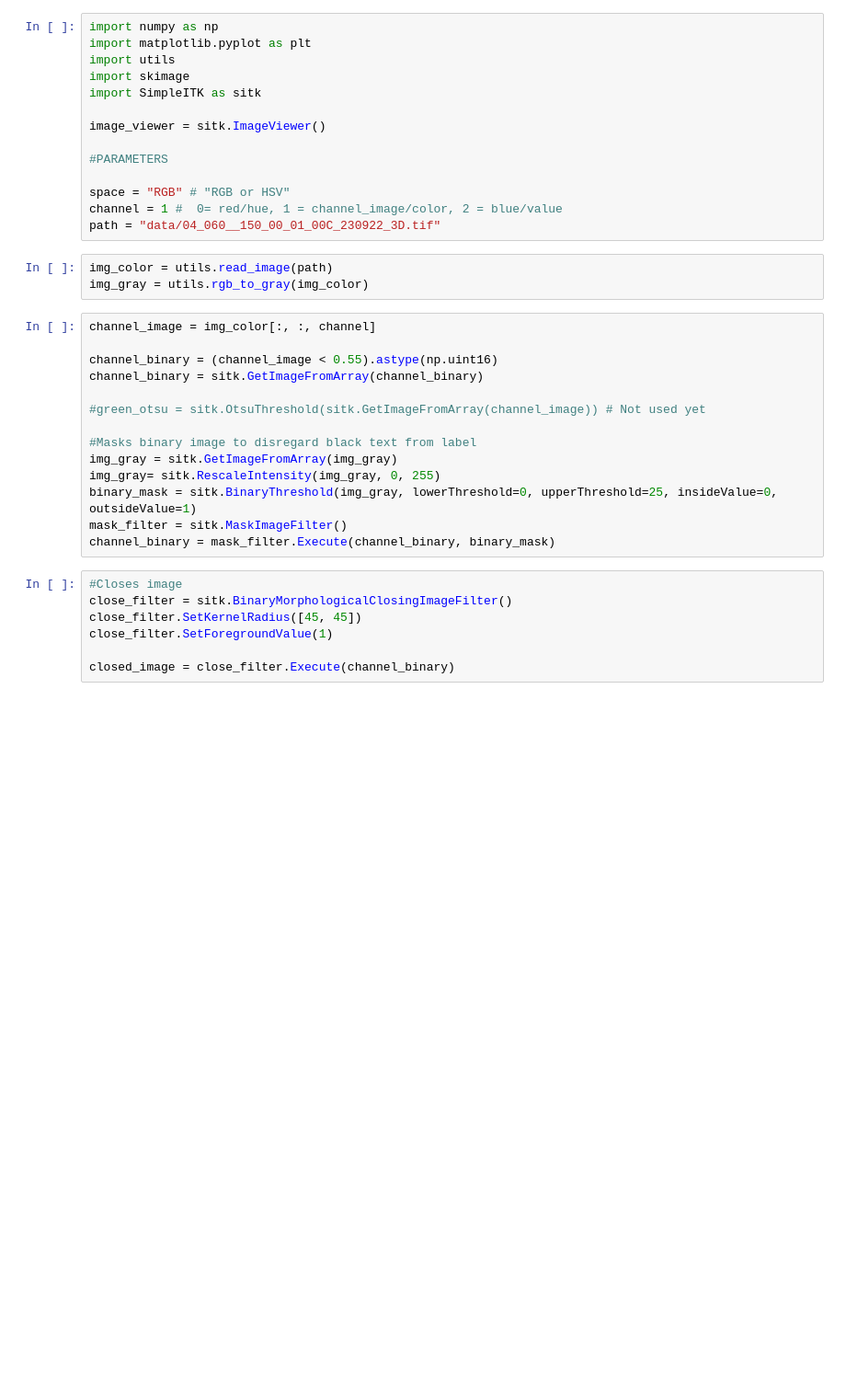
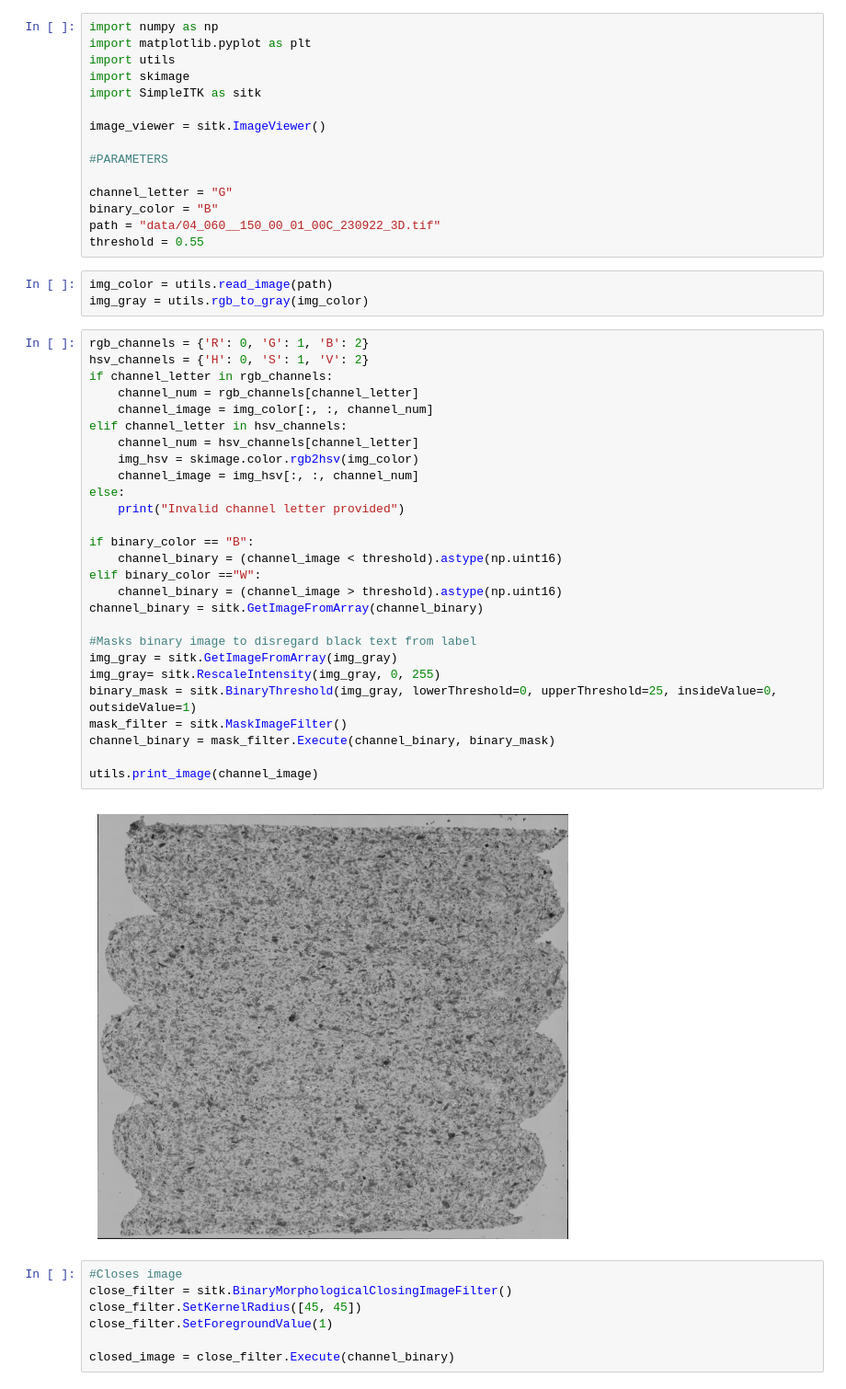
Before and after one commit to VoloVita/WPC_ImageProcessing, a Jupyter notebook: src/remove_background_general.ipynb, the cells around one changed output. Shown at 92% size. Drawn from its saved outputs; the diff is of its cells as text; blank space fills up the shorter version.

```diff
--- a/src/remove_background_general.ipynb
+++ b/src/remove_background_general.ipynb
@@ -9,26 +9,42 @@ image_viewer = sitk.ImageViewer()
 
 #PARAMETERS
 
-space = "RGB" # "RGB or HSV"
-channel = 1 #  0= red/hue, 1 = channel_image/color, 2 = blue/value
+channel_letter = "G"
+binary_color = "B"
 path = "data/04_060__150_00_01_00C_230922_3D.tif"
+threshold = 0.55
 # %%
 img_color = utils.read_image(path)
 img_gray = utils.rgb_to_gray(img_color)
 # %%
-channel_image = img_color[:, :, channel]
+rgb_channels = {'R': 0, 'G': 1, 'B': 2}
+hsv_channels = {'H': 0, 'S': 1, 'V': 2}
+if channel_letter in rgb_channels:
+    channel_num = rgb_channels[channel_letter]
+    channel_image = img_color[:, :, channel_num]
+elif channel_letter in hsv_channels:
+    channel_num = hsv_channels[channel_letter]
+    img_hsv = skimage.color.rgb2hsv(img_color)
+    channel_image = img_hsv[:, :, channel_num]
+else:
+    print("Invalid channel letter provided")
 
-channel_binary = (channel_image < 0.55).astype(np.uint16)
+if binary_color == "B":
+    channel_binary = (channel_image < threshold).astype(np.uint16)
+elif binary_color =="W":
+    channel_binary = (channel_image > threshold).astype(np.uint16)
 channel_binary = sitk.GetImageFromArray(channel_binary)
-
-#green_otsu = sitk.OtsuThreshold(sitk.GetImageFromArray(channel_image)) # Not used yet
 
 #Masks binary image to disregard black text from label
 img_gray = sitk.GetImageFromArray(img_gray)
 img_gray= sitk.RescaleIntensity(img_gray, 0, 255)
 binary_mask = sitk.BinaryThreshold(img_gray, lowerThreshold=0, upperThreshold=25, insideValue=0, outsideValue=1)
 mask_filter = sitk.MaskImageFilter()
 channel_binary = mask_filter.Execute(channel_binary, binary_mask)
+
+utils.print_image(channel_image)
+# %% [output]
+[figure, added]
 # %%
 #Closes image
 close_filter = sitk.BinaryMorphologicalClosingImageFilter()
```
Also changed, not shown: 1 other file.
